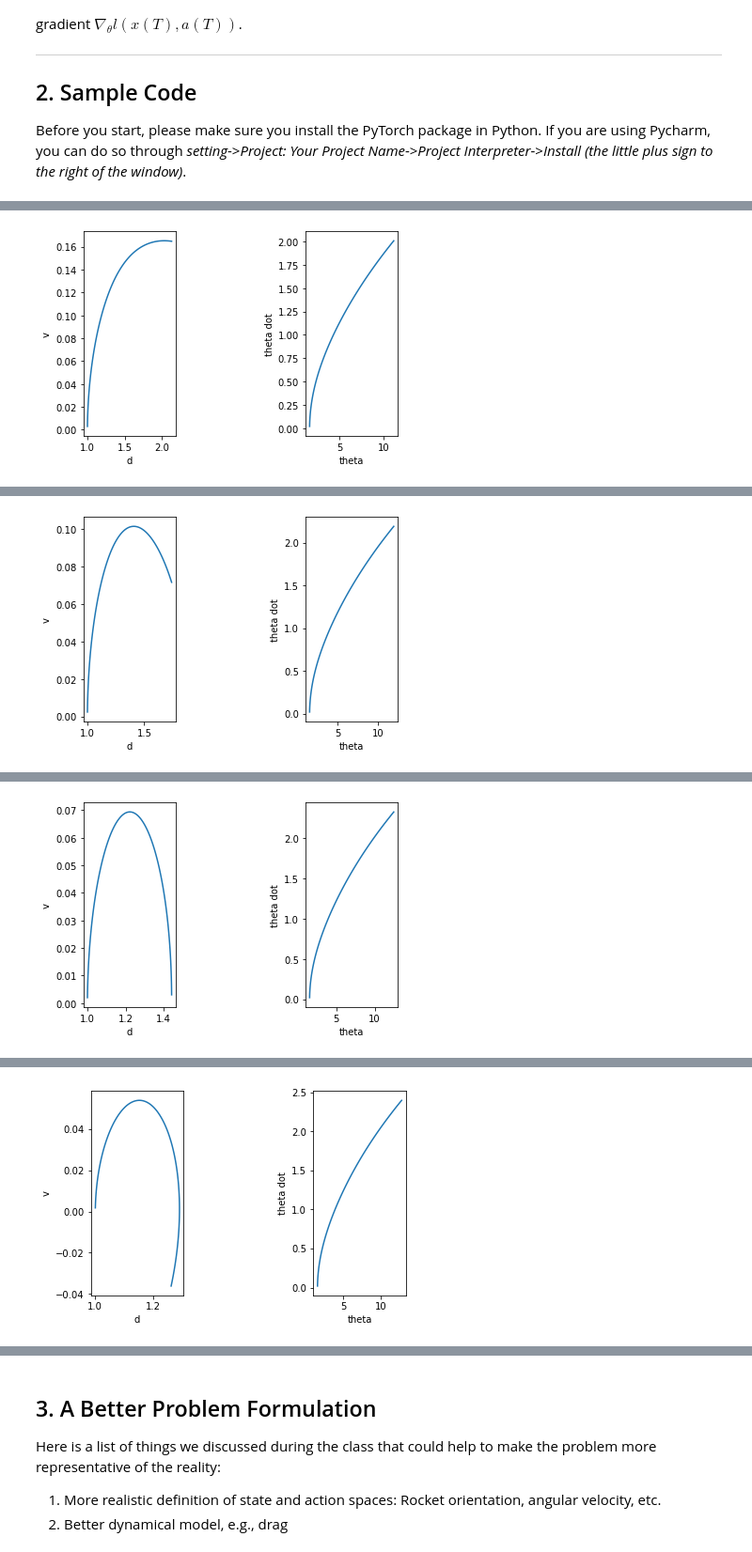
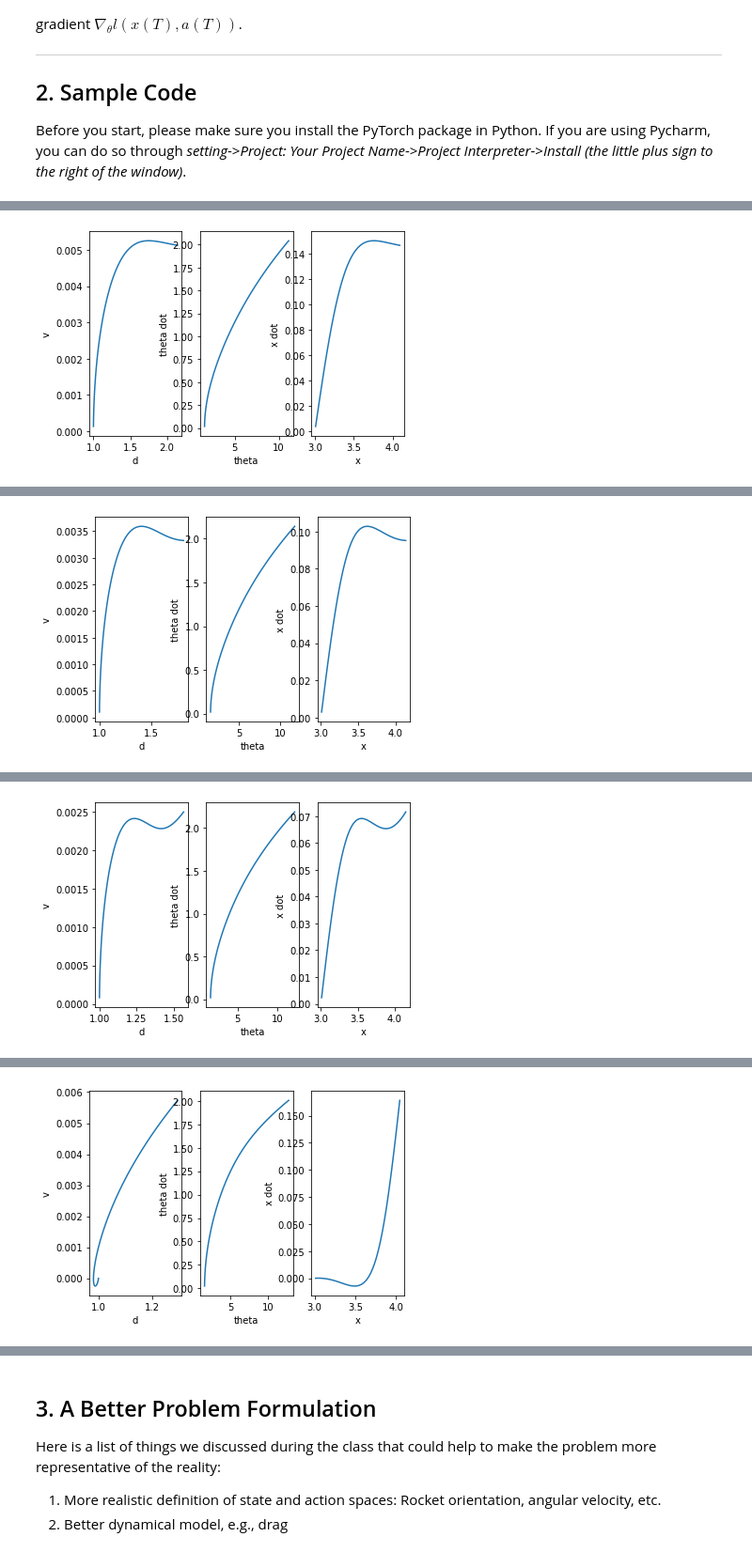
Before and after one commit to kphill1/DesignOptimization2021Fall, a Jupyter notebook: MAE598_Project.ipynb, the cells around one changed output, grey strips where cells are left out. Shown at 94% size. Cells and saved outputs as stored; diff of their text form; code cells hidden in the pictures.

```diff
--- a/MAE598_Project.ipynb
+++ b/MAE598_Project.ipynb
@@ -151,7 +153,10 @@ class Controller(nn.Module):
             nn.Linear(dim_hidden, dim_output),
             # Takes values from above and outputs values from 0 to 1
             # You can add more layers here
-            nn.Sigmoid()
+            nn.Sigmoid(),
+
+
+
         )
 
 
@@ -189,14 +194,11 @@ class Simulation(nn.Module):
 
     @staticmethod
     def initialize_state():
-        states = [[1., 0., 90*2*math.pi/360, 0.], [4, 0., 0., 0.]]  # TODO: need batch of initial states
-        for i in range(len(states)):
-            state = states[i]
-            return t.tensor(state, requires_grad=False).float()
-
+        state = [1., 0., 90*2*math.pi/360, 0., 3.]  # TODO: need batch of initial states
+        return t.tensor(state, requires_grad=False).float()
     # Defining the proper landing conditions as d = 0.06, v = 0, theta = 0, omega = 0
     def error(self, state):
-        return (PLATFORM_HEIGHT-state[0])**2 + state[1]**2 + (state[2] / (2*math.pi))**2 + (state[3] /(2*math.pi))**2
+        return (PLATFORM_HEIGHT-state[0])**2 + state[1]**2 + (state[2] / (2*math.pi))**2 + (state[3] /(2*math.pi))**2 + (state[4] - PLATFORM_HEIGHT)**2
 # %%
 # set up the optimizer
 # Note:
@@ -229,28 +231,38 @@ class Optimize:
 
     def visualize(self):
         data = np.array([self.simulation.state_trajectory[i].detach().numpy() for i in range(self.simulation.T)])
-        x = data[:, 0]
-        y = data[:, 1]
+        y = data[:, 0]
+        vx = (math.cos((ROTATION_ACCEL*FRAME_TIME*2*math.pi/360)))*data[:, 1]
+        vy = (math.sin((ROTATION_ACCEL*FRAME_TIME*2*math.pi/360)))*data[:, 1]
         theta = data[:, 2]
         #if theta[2] >= 0:
          #   theta[2] = 0
-        theta_dot = data[:,3]
+        theta_dot = data[:, 3]
+        x = data[:,4]
+        #x_dot = data[:,5]
+
+
 
         plt.subplot(1, 3, 1)
-        plt.plot(x, y)
+        plt.plot(y, vy)
         plt.xlabel('d')
         plt.ylabel('v')
 
-        plt.subplot(1, 3, 3)
+        plt.subplot(1, 3, 2)
         plt.plot(theta, theta_dot)
         plt.xlabel('theta')
         plt.ylabel('theta dot')
+
+        plt.subplot(1, 3, 3)
+        plt.plot(x, vx)
+        plt.xlabel('x')
+        plt.ylabel('x dot')
         plt.show()
 # %%
 # Now it's time to run the code!
 
 T = 100  # number of time steps
-dim_input = 4  # state space dimensions
+dim_input = 5  # state space dimensions
 dim_hidden = 10  # latent dimensions
 dim_output = 1  # action space dimensions
 d = Dynamics()  # define dynamics
@@ -263 +275 @@ o.train(40)  # solve the optimization problem - 40 represents the number of iter
-[figure, old version]
+[figure, new version]
@@ -265 +277 @@ o.train(40)  # solve the optimization problem - 40 represents the number of iter
-[figure, old version]
+[figure, new version]
@@ -267 +279 @@ o.train(40)  # solve the optimization problem - 40 represents the number of iter
-[figure, old version]
+[figure, new version]
@@ -269 +281 @@ o.train(40)  # solve the optimization problem - 40 represents the number of iter
-[figure, old version]
+[figure, new version]
```
Also changed, not shown: parts of 3 cells of this notebook.
